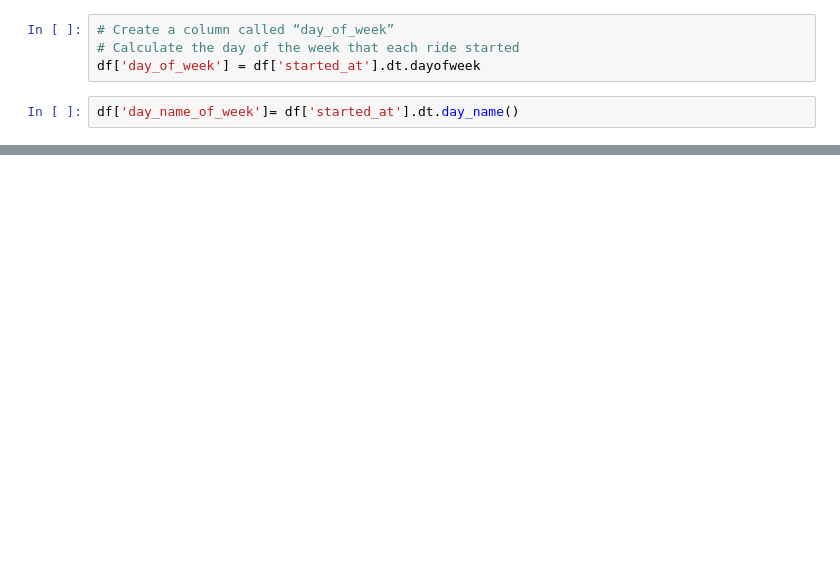
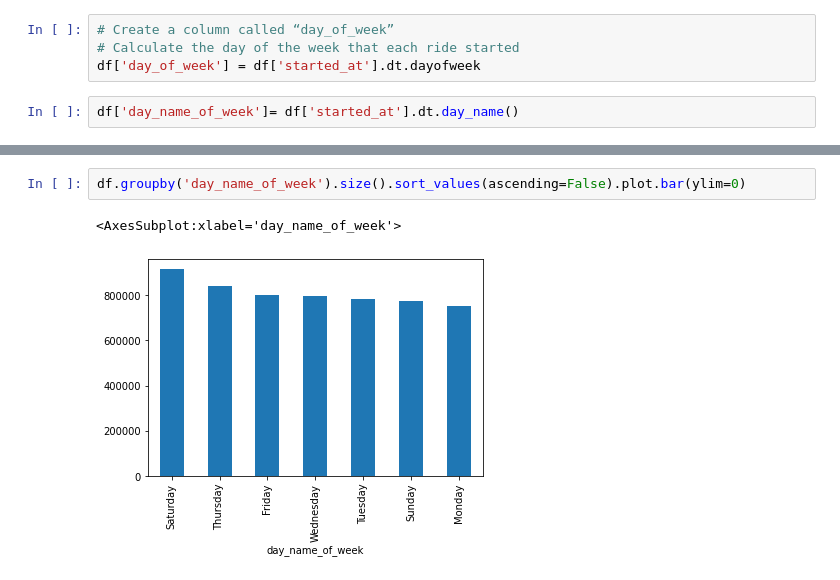
Before and after one commit to vynguyen293/Cyclistic-Bike-Share-Analysis, a Jupyter notebook: Cyclistic-Bike-Share-Analysis.ipynb, the cells around one changed output, grey strips where cells are left out. Cells and saved outputs as stored; diff of their text form; blank space fills up the shorter version.

```diff
--- a/Cyclistic-Bike-Share-Analysis.ipynb
+++ b/Cyclistic-Bike-Share-Analysis.ipynb
@@ -278,0 +208,5 @@ df_new
+# %%
+df.groupby('day_name_of_week').size().sort_values(ascending=False).plot.bar(ylim=0)
+# %% [output]
+<AxesSubplot:xlabel='day_name_of_week'>
+[figure, added]
```
Also changed, not shown: parts of 29 cells of this notebook.
